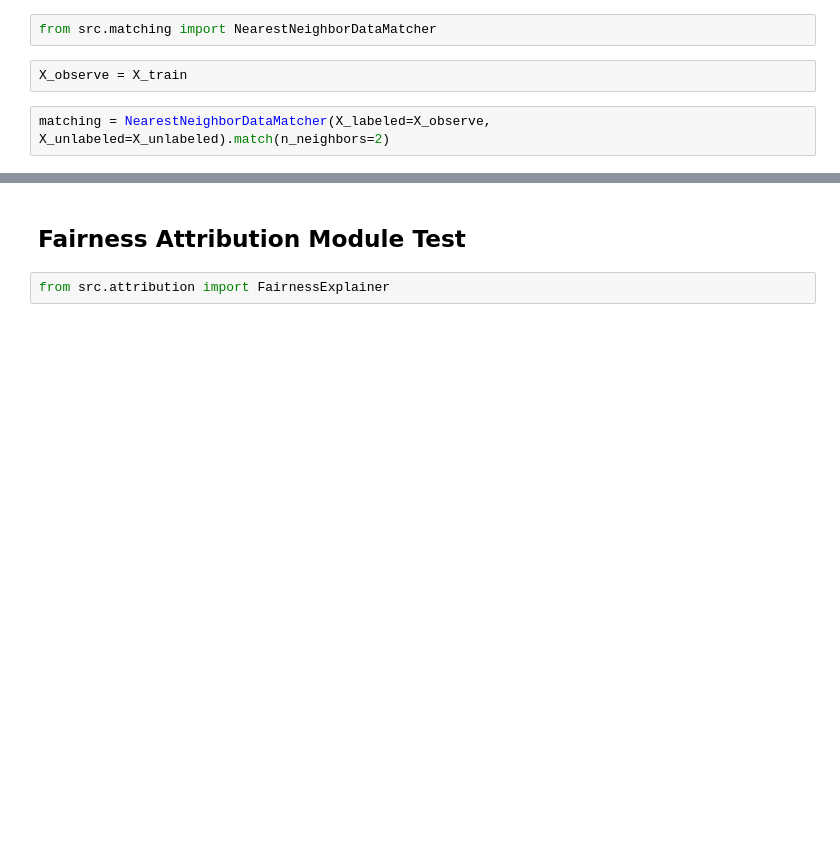
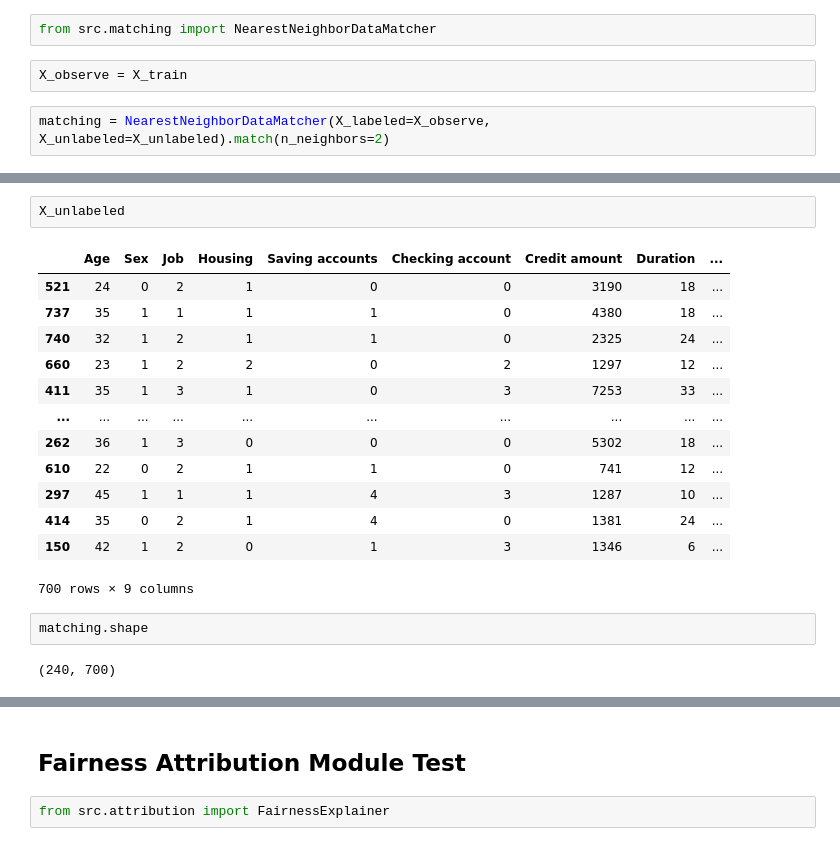
Before and after one commit to youlei202/FairSHAP, a Jupyter notebook: poc_german_credit.ipynb, the cells around one changed output, grey strips where cells are left out. Cells and saved outputs as stored; diff of their text form; blank space fills up the shorter version.

```diff
--- a/poc_german_credit.ipynb
+++ b/poc_german_credit.ipynb
@@ -105,0 +233,20 @@ matching = NearestNeighborDataMatcher(X_labeled=X_observe, X_unlabeled=X_unlabel
+# %%
+X_unlabeled
+# %% [output]
+|  | Age | Sex | Job | Housing | Saving accounts | Checking account | Credit amount | Duration | ... |
+| 521 | 24 | 0 | 2 | 1 | 0 | 0 | 3190 | 18 | ... |
+| 737 | 35 | 1 | 1 | 1 | 1 | 0 | 4380 | 18 | ... |
+| 740 | 32 | 1 | 2 | 1 | 1 | 0 | 2325 | 24 | ... |
+| 660 | 23 | 1 | 2 | 2 | 0 | 2 | 1297 | 12 | ... |
+| 411 | 35 | 1 | 3 | 1 | 0 | 3 | 7253 | 33 | ... |
+| ... | ... | ... | ... | ... | ... | ... | ... | ... | ... |
+| 262 | 36 | 1 | 3 | 0 | 0 | 0 | 5302 | 18 | ... |
+| 610 | 22 | 0 | 2 | 1 | 1 | 0 | 741 | 12 | ... |
+| 297 | 45 | 1 | 1 | 1 | 4 | 3 | 1287 | 10 | ... |
+| 414 | 35 | 0 | 2 | 1 | 4 | 0 | 1381 | 24 | ... |
+| 150 | 42 | 1 | 2 | 0 | 1 | 3 | 1346 | 6 | ... |
+700 rows × 9 columns
+# %%
+matching.shape
+# %% [output]
+(240, 700)
```
Also changed, not shown: parts of 32 cells of this notebook, 1 other file.
